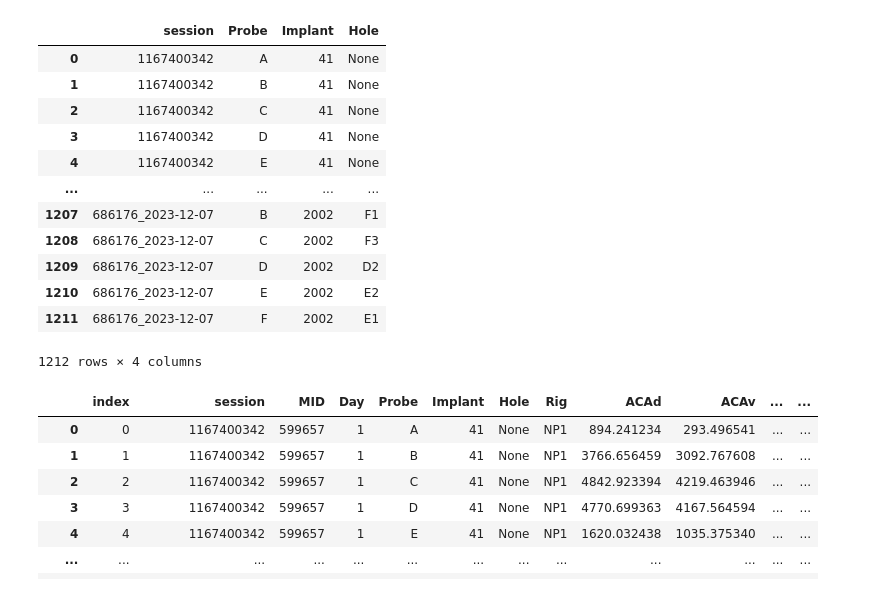
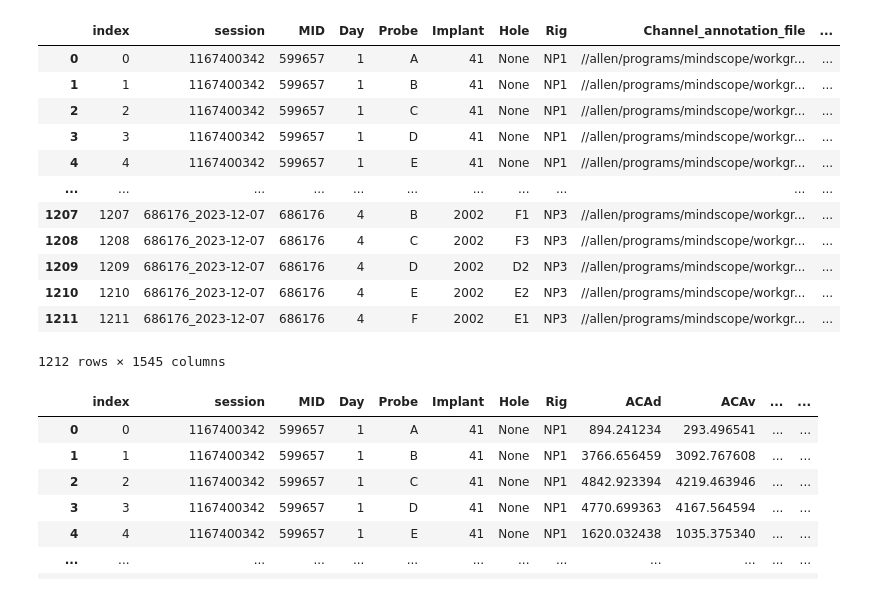
Before and after one commit to AllenInstitute/dynamicrouting-summary, a Jupyter notebook: src/dynamicrouting_summary/area_trajectories.ipynb, the cells around one changed output. Saved outputs shown, nothing was run; the diff lists cells and outputs as text; code cells hidden in the pictures.

```diff
--- a/src/dynamicrouting_summary/area_trajectories.ipynb
+++ b/src/dynamicrouting_summary/area_trajectories.ipynb
@@ -11,26 +11,26 @@ VERSION = 'any'
 # %%
 connection = npc_lims.get_probe_target_db()
 
 cursor = connection.execute(
     f"SELECT * FROM channel_ccf_coords"
 )
 channel_ccf_coords = cursor.fetchall()
-df_ccf = pd.DataFrame(channel_ccf_coords)[['session', 'Probe', 'Implant', 'Hole']]
+df_ccf = pd.DataFrame(channel_ccf_coords)
 df_ccf
 # %% [output]
-|  | session | Probe | Implant | Hole |
-| 0 | 1167400342 | A | 41 | None |
-| 1 | 1167400342 | B | 41 | None |
-| 2 | 1167400342 | C | 41 | None |
-| 3 | 1167400342 | D | 41 | None |
-| 4 | 1167400342 | E | 41 | None |
-| ... | ... | ... | ... | ... |
-| 1207 | 686176_2023-12-07 | B | 2002 | F1 |
-| 1208 | 686176_2023-12-07 | C | 2002 | F3 |
-| 1209 | 686176_2023-12-07 | D | 2002 | D2 |
-| 1210 | 686176_2023-12-07 | E | 2002 | E2 |
-| 1211 | 686176_2023-12-07 | F | 2002 | E1 |
+|  | index | session | MID | Day | Probe | Implant | Hole | Rig | Channel_annotation_file | ... |
+| 0 | 0 | 1167400342 | 599657 | 1 | A | 41 | None | NP1 | //allen/programs/mindscope/workgr... | ... |
+| 1 | 1 | 1167400342 | 599657 | 1 | B | 41 | None | NP1 | //allen/programs/mindscope/workgr... | ... |
+| 2 | 2 | 1167400342 | 599657 | 1 | C | 41 | None | NP1 | //allen/programs/mindscope/workgr... | ... |
+| 3 | 3 | 1167400342 | 599657 | 1 | D | 41 | None | NP1 | //allen/programs/mindscope/workgr... | ... |
+| 4 | 4 | 1167400342 | 599657 | 1 | E | 41 | None | NP1 | //allen/programs/mindscope/workgr... | ... |
+| ... | ... | ... | ... | ... | ... | ... | ... | ... | ... | ... |
+| 1207 | 1207 | 686176_2023-12-07 | 686176 | 4 | B | 2002 | F1 | NP3 | //allen/programs/mindscope/workgr... | ... |
+| 1208 | 1208 | 686176_2023-12-07 | 686176 | 4 | C | 2002 | F3 | NP3 | //allen/programs/mindscope/workgr... | ... |
+| 1209 | 1209 | 686176_2023-12-07 | 686176 | 4 | D | 2002 | D2 | NP3 | //allen/programs/mindscope/workgr... | ... |
+| 1210 | 1210 | 686176_2023-12-07 | 686176 | 4 | E | 2002 | E2 | NP3 | //allen/programs/mindscope/workgr... | ... |
+| 1211 | 1211 | 686176_2023-12-07 | 686176 | 4 | F | 2002 | E1 | NP3 | //allen/programs/mindscope/workgr... | ... |
-1212 rows × 4 columns
+1212 rows × 1545 columns
 # %%
 cursor = connection.execute(
     f"SELECT * FROM min_distance_to_region"
```
Also changed, not shown: parts of 20 cells of this notebook, 1 other file.
